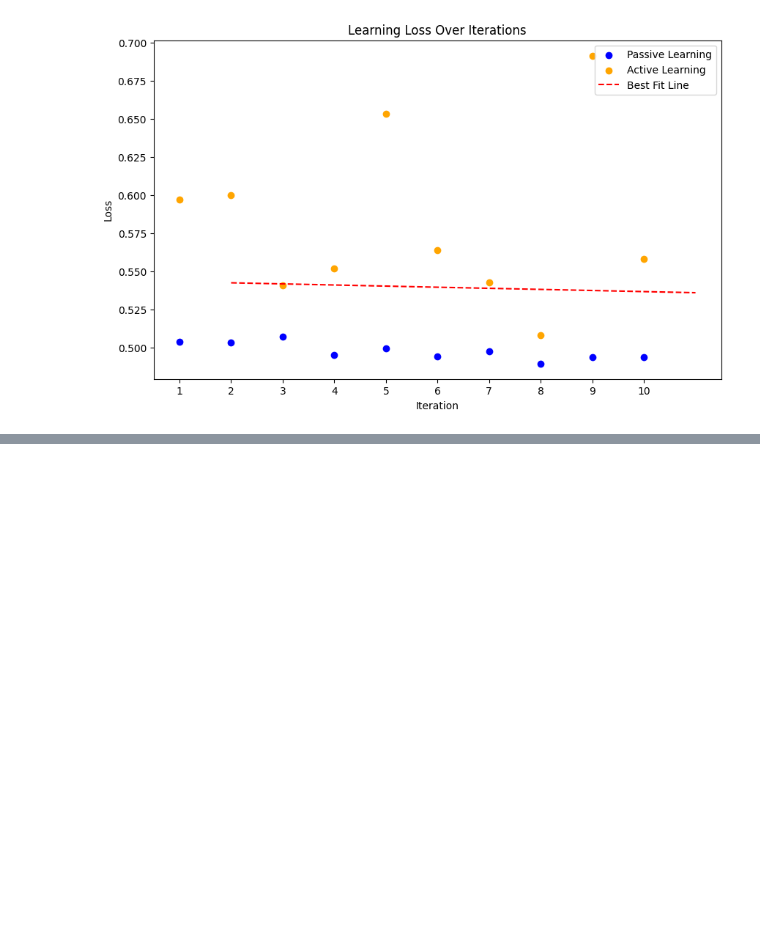
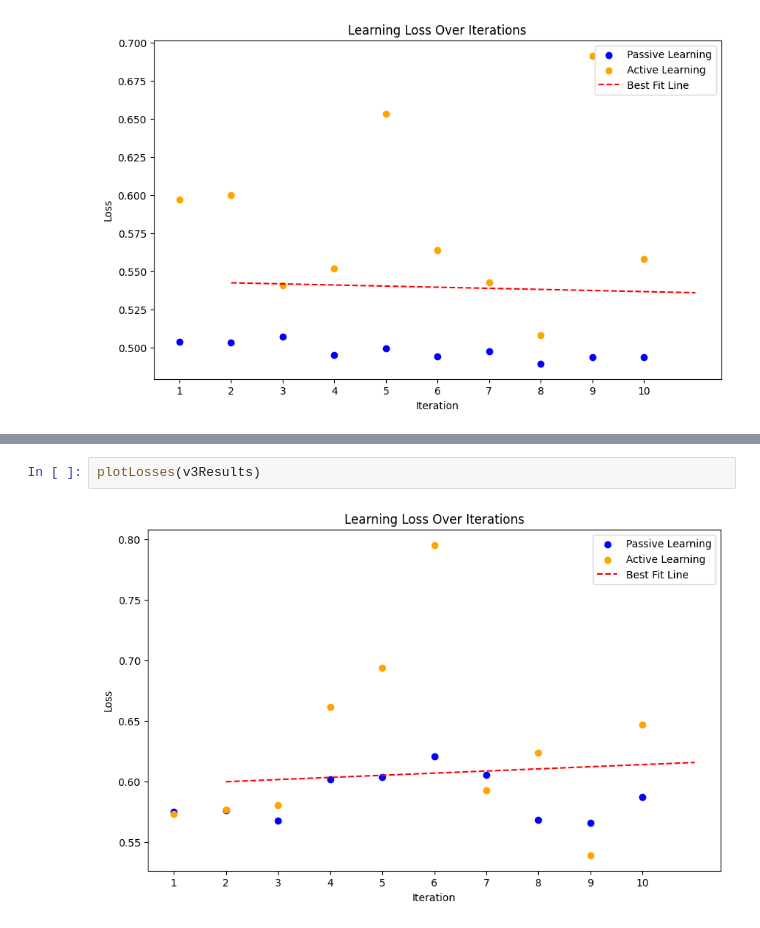
Before and after one commit to cmh02/HSSFLDON, a Jupyter notebook: results/HSSFLDON_DisplayResults.ipynb, the cells around one changed output, grey strips where cells are left out. Cells and saved outputs as stored; diff of their text form; blank space fills up the shorter version.

```diff
--- a/results/HSSFLDON_DisplayResults.ipynb
+++ b/results/HSSFLDON_DisplayResults.ipynb
@@ -180,0 +211,4 @@ plotLosses(v2Results)
+# %%
+plotLosses(v3Results)
+# %% [output]
+[figure, added]
```
Also changed, not shown: parts of 3 cells of this notebook, 7 other files.
